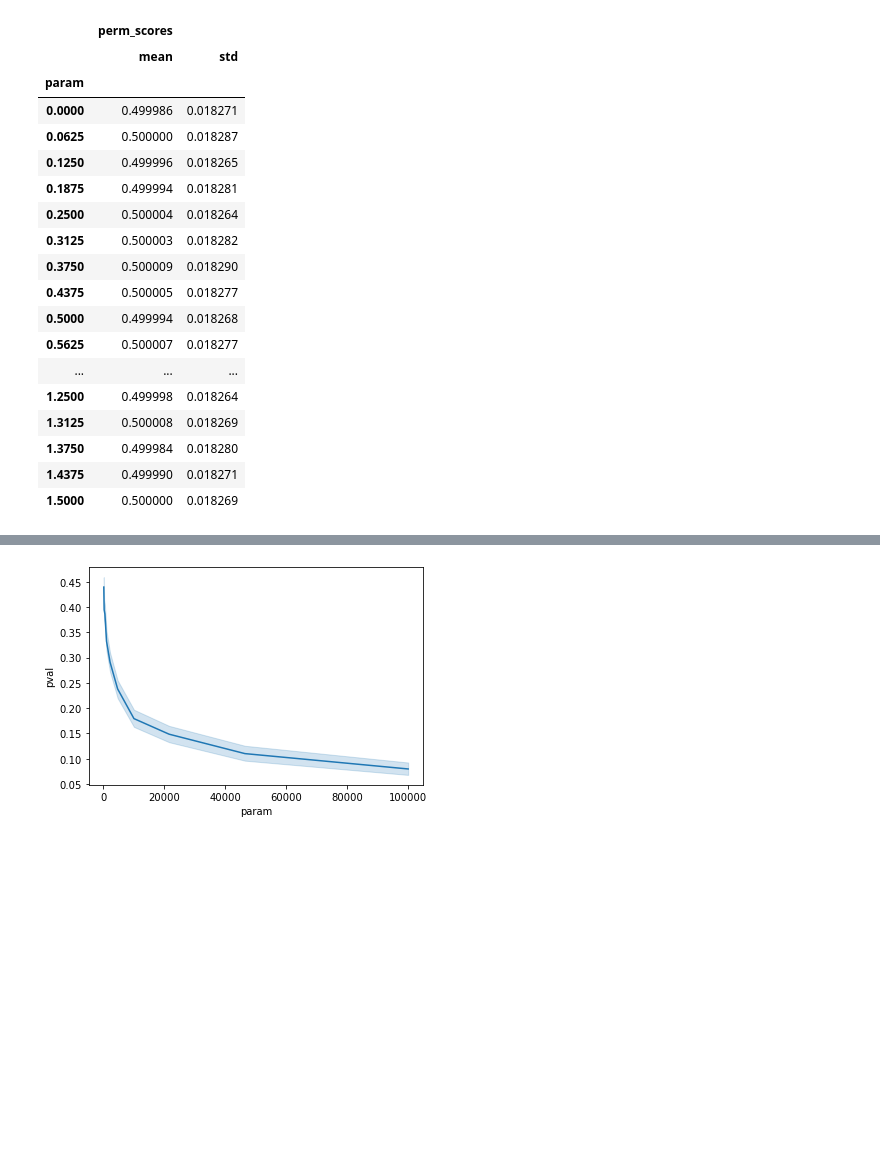
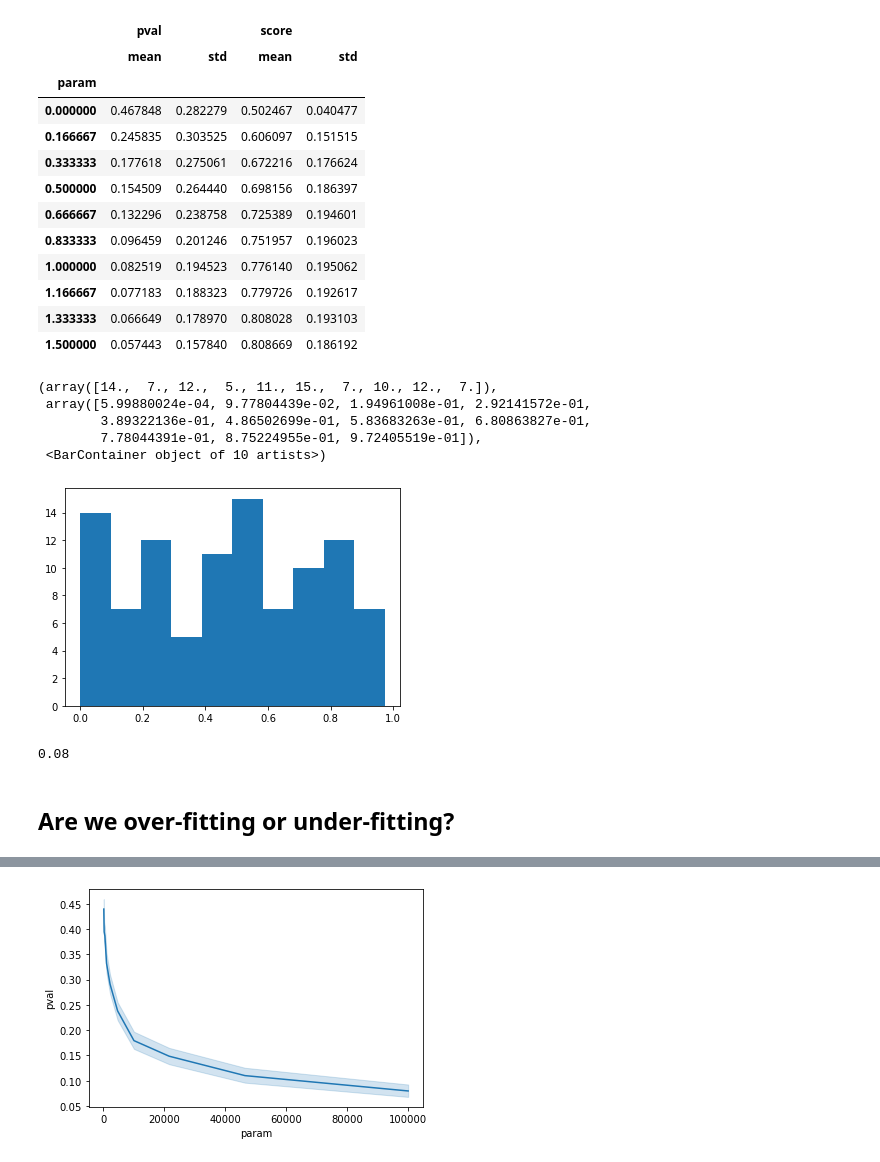
Before and after one commit to jrudoler/permutation-tests, a Jupyter notebook: data_viz.ipynb, the cells around one changed output, grey strips where cells are left out. Cells and saved outputs as stored; diff of their text form; code cells hidden in the pictures; blank space fills up the shorter version.

```diff
--- a/data_viz.ipynb
+++ b/data_viz.ipynb
@@ -45 +40,17 @@ maha.groupby("param").agg({"pval":("mean", "sem"), "score":("mean", "sem")})
+# %%
+maha_pre.groupby("param").agg({"pval":("mean", "std"), "score":("mean", "std")})
+# %% [output]
+|  | pval |  | score |  |
+|  | mean | std | mean | std |
+| param |  |  |  |  |
+| 0.000000 | 0.467848 | 0.282279 | 0.502467 | 0.040477 |
+| 0.166667 | 0.245835 | 0.303525 | 0.606097 | 0.151515 |
+| 0.333333 | 0.177618 | 0.275061 | 0.672216 | 0.176624 |
+| 0.500000 | 0.154509 | 0.264440 | 0.698156 | 0.186397 |
+| 0.666667 | 0.132296 | 0.238758 | 0.725389 | 0.194601 |
+| 0.833333 | 0.096459 | 0.201246 | 0.751957 | 0.196023 |
+| 1.000000 | 0.082519 | 0.194523 | 0.776140 | 0.195062 |
+| 1.166667 | 0.077183 | 0.188323 | 0.779726 | 0.192617 |
+| 1.333333 | 0.066649 | 0.178970 | 0.808028 | 0.193103 |
+| 1.500000 | 0.057443 | 0.157840 | 0.808669 | 0.186192 |
 # %%
@@ -47,22 +58,15 @@ null_scores = maha.explode("perm_scores").groupby("param").agg({"perm_scores":("
-# %%
-null_scores
-# %% [output]
-|  | perm_scores |  |
-|  | mean | std |
-| param |  |  |
-| 0.0000 | 0.499986 | 0.018271 |
-| 0.0625 | 0.500000 | 0.018287 |
-| 0.1250 | 0.499996 | 0.018265 |
-| 0.1875 | 0.499994 | 0.018281 |
-| 0.2500 | 0.500004 | 0.018264 |
-| 0.3125 | 0.500003 | 0.018282 |
-| 0.3750 | 0.500009 | 0.018290 |
-| 0.4375 | 0.500005 | 0.018277 |
-| 0.5000 | 0.499994 | 0.018268 |
-| 0.5625 | 0.500007 | 0.018277 |
-| ... | ... | ... |
-| 1.2500 | 0.499998 | 0.018264 |
-| 1.3125 | 0.500008 | 0.018269 |
-| 1.3750 | 0.499984 | 0.018280 |
-| 1.4375 | 0.499990 | 0.018271 |
-| 1.5000 | 0.500000 | 0.018269 |
+# %%
+plt.hist(maha_pre[maha_pre.param==0.]['pval'])
+# %% [output]
+(array([14.,  7., 12.,  5., 11., 15.,  7., 10., 12.,  7.]),
+ array([5.99880024e-04, 9.77804439e-02, 1.94961008e-01, 2.92141572e-01,
+        3.89322136e-01, 4.86502699e-01, 5.83683263e-01, 6.80863827e-01,
+        7.78044391e-01, 8.75224955e-01, 9.72405519e-01]),
+ <BarContainer object of 10 artists>)
+[figure, added]
+# %%
+(maha_pre[maha_pre.param==0.]['pval'] < .05).mean()
+# %% [output]
+0.08
+# %% [markdown]
+## Are we over-fitting or under-fitting?
```
Also changed, not shown: parts of 15 cells of this notebook, 3 other files.
